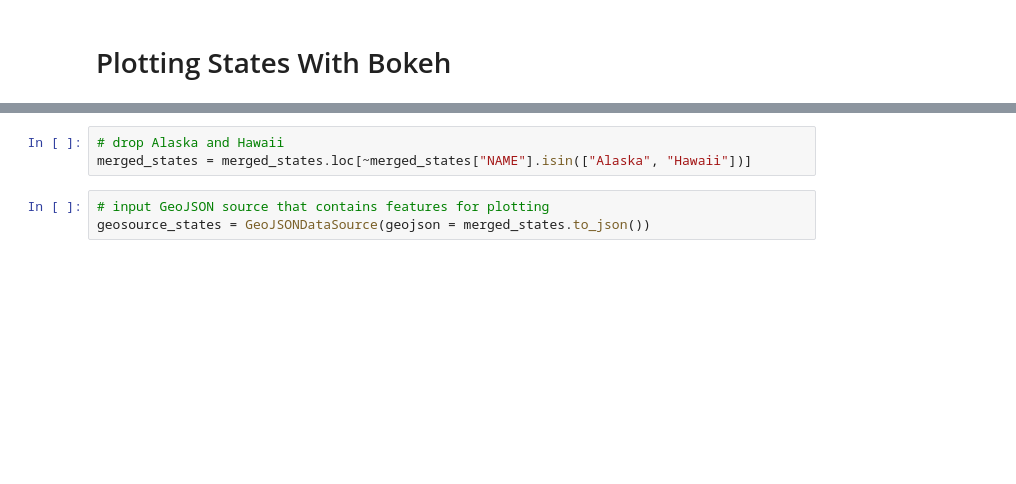
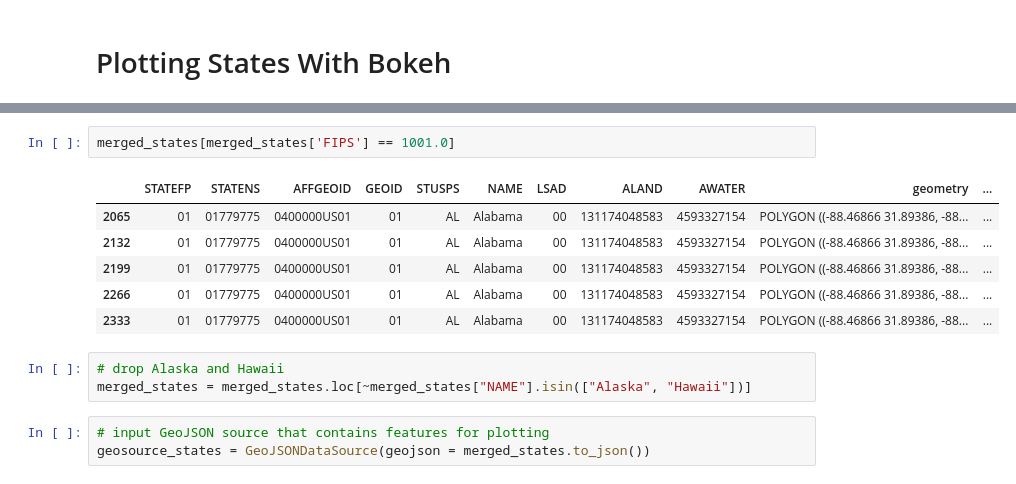
Before and after one commit to ehuang13/w210-presidential-election, a Jupyter notebook: ellie/bokeh_visualization.ipynb, the cells around one changed output, grey strips where cells are left out. Saved outputs shown, nothing was run; the diff lists cells and outputs as text; blank space fills up the shorter version.

```diff
--- a/ellie/bokeh_visualization.ipynb
+++ b/ellie/bokeh_visualization.ipynb
@@ -43,3 +69,12 @@ merged_states.head()
+# %%
+merged_states[merged_states['FIPS'] == 1001.0]
+# %% [output]
+|  | STATEFP | STATENS | AFFGEOID | GEOID | STUSPS | NAME | LSAD | ALAND | AWATER | geometry | ... |
+| 2065 | 01 | 01779775 | 0400000US01 | 01 | AL | Alabama | 00 | 131174048583 | 4593327154 | POLYGON ((-88.46866 31.89386, -88... | ... |
+| 2132 | 01 | 01779775 | 0400000US01 | 01 | AL | Alabama | 00 | 131174048583 | 4593327154 | POLYGON ((-88.46866 31.89386, -88... | ... |
+| 2199 | 01 | 01779775 | 0400000US01 | 01 | AL | Alabama | 00 | 131174048583 | 4593327154 | POLYGON ((-88.46866 31.89386, -88... | ... |
+| 2266 | 01 | 01779775 | 0400000US01 | 01 | AL | Alabama | 00 | 131174048583 | 4593327154 | POLYGON ((-88.46866 31.89386, -88... | ... |
+| 2333 | 01 | 01779775 | 0400000US01 | 01 | AL | Alabama | 00 | 131174048583 | 4593327154 | POLYGON ((-88.46866 31.89386, -88... | ... |
 # %%
 # drop Alaska and Hawaii
 merged_states = merged_states.loc[~merged_states["NAME"].isin(["Alaska", "Hawaii"])]
```
Also changed, not shown: parts of 15 cells of this notebook.
